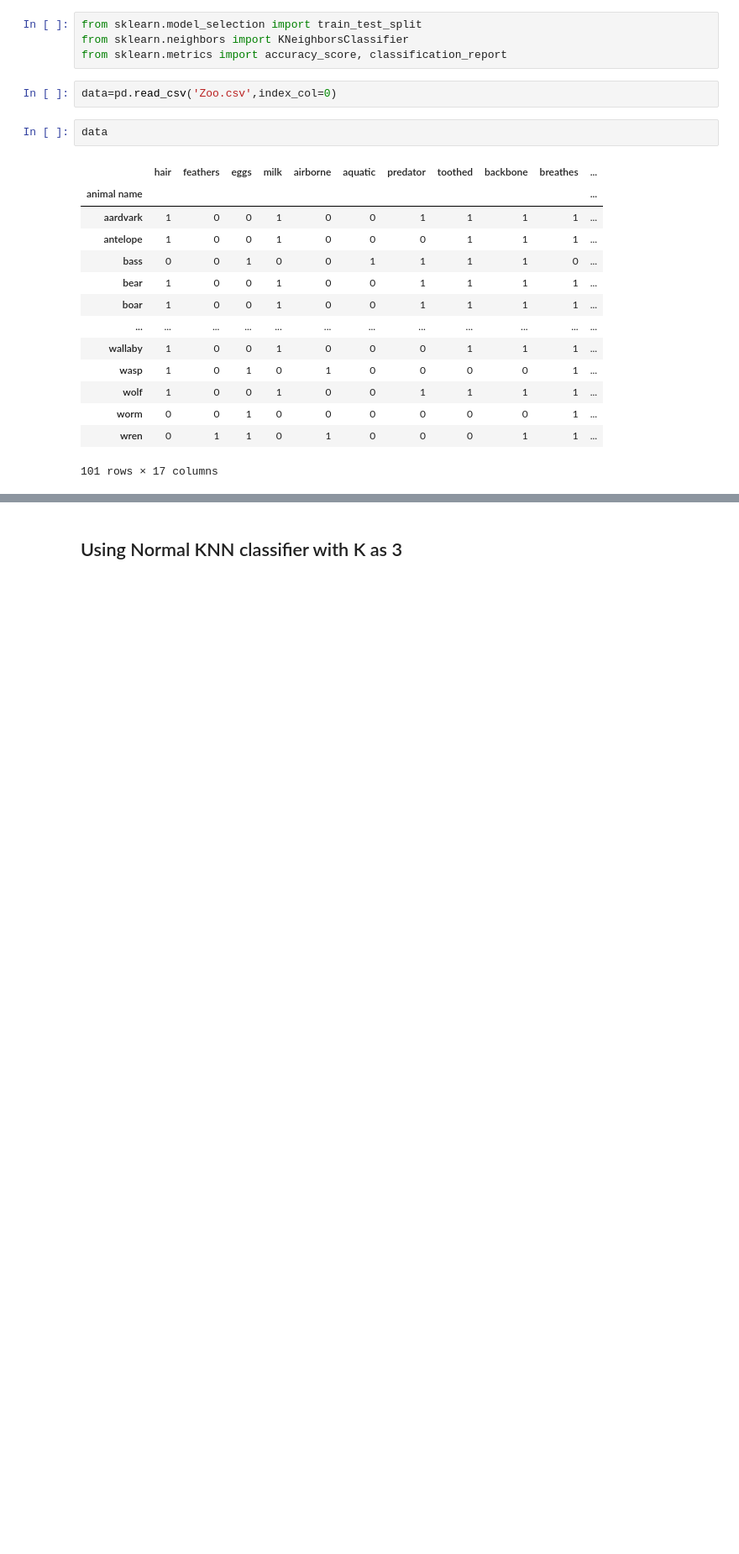
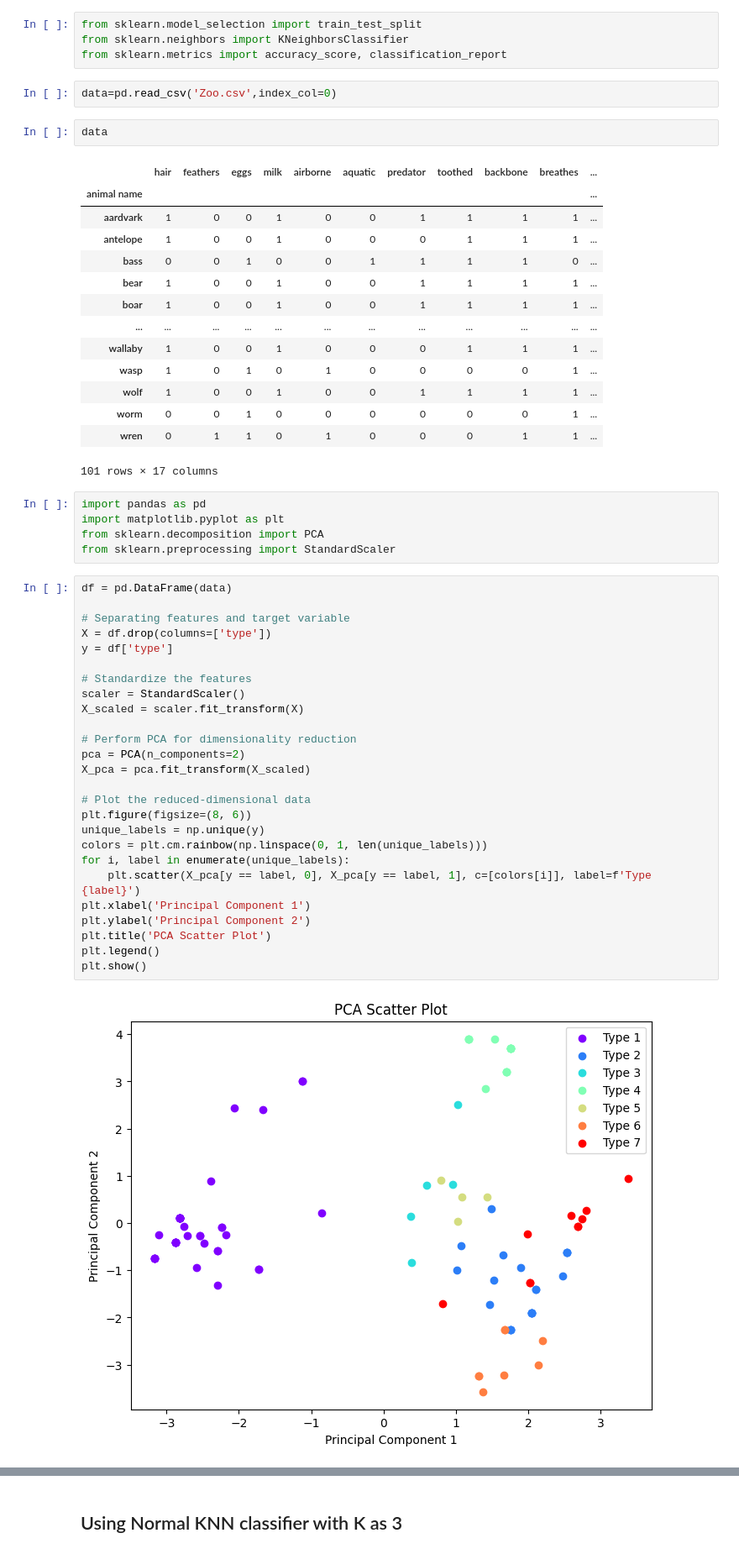
Before and after one commit to GrimmXoXo/Machine-Learning-Techniques-Implementation, a Jupyter notebook: KNN/zoo.ipynb, the cells around one changed output, grey strips where cells are left out. Shown at 84% size. Cells and saved outputs as stored; diff of their text form; blank space fills up the shorter version.

```diff
--- a/KNN/zoo.ipynb
+++ b/KNN/zoo.ipynb
@@ -24,3 +27,36 @@ data
 | worm | 0 | 0 | 1 | 0 | 0 | 0 | 0 | 0 | 0 | 1 | ... |
 | wren | 0 | 1 | 1 | 0 | 1 | 0 | 0 | 0 | 1 | 1 | ... |
 101 rows × 17 columns
+# %%
+import pandas as pd
+import matplotlib.pyplot as plt
+from sklearn.decomposition import PCA
+from sklearn.preprocessing import StandardScaler
+# %%
+df = pd.DataFrame(data)
+
+# Separating features and target variable
+X = df.drop(columns=['type'])
+y = df['type']
+
+# Standardize the features
+scaler = StandardScaler()
+X_scaled = scaler.fit_transform(X)
+
+# Perform PCA for dimensionality reduction
+pca = PCA(n_components=2)
+X_pca = pca.fit_transform(X_scaled)
+
+# Plot the reduced-dimensional data
+plt.figure(figsize=(8, 6))
+unique_labels = np.unique(y)
+colors = plt.cm.rainbow(np.linspace(0, 1, len(unique_labels)))
+for i, label in enumerate(unique_labels):
+    plt.scatter(X_pca[y == label, 0], X_pca[y == label, 1], c=[colors[i]], label=f'Type {label}')
+plt.xlabel('Principal Component 1')
+plt.ylabel('Principal Component 2')
+plt.title('PCA Scatter Plot')
+plt.legend()
+plt.show()
+# %% [output]
+[figure, added]
```
Also changed, not shown: parts of 2 cells of this notebook, 2 other files.
